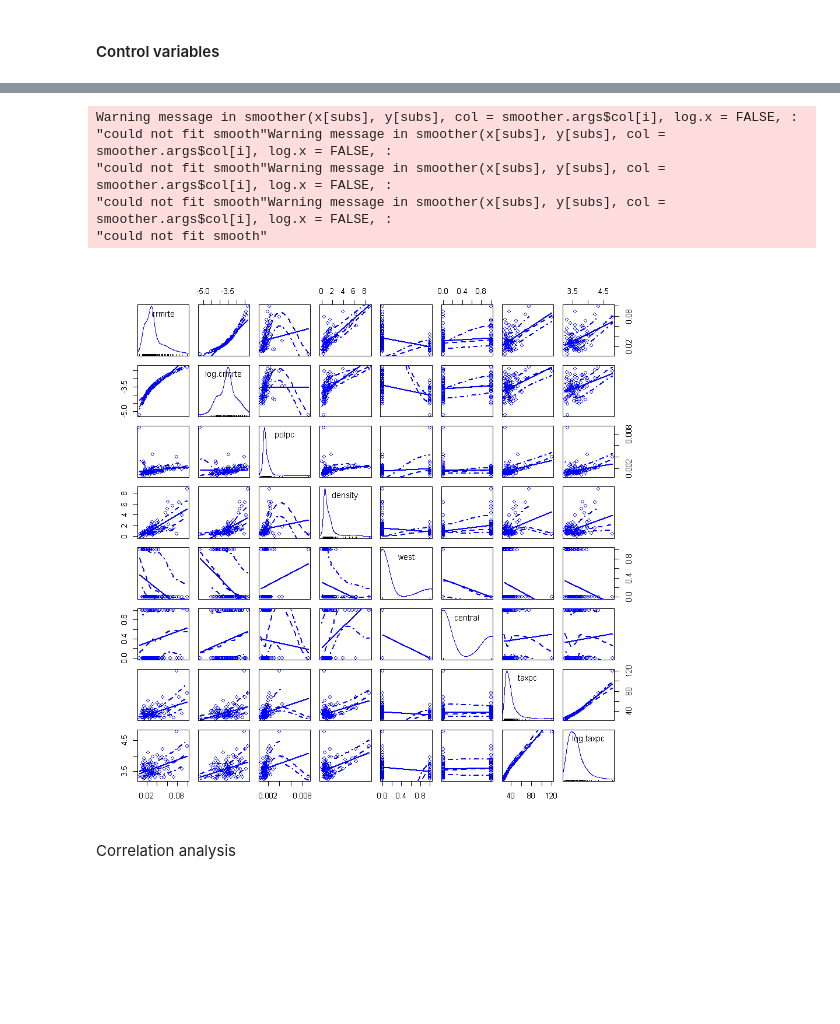
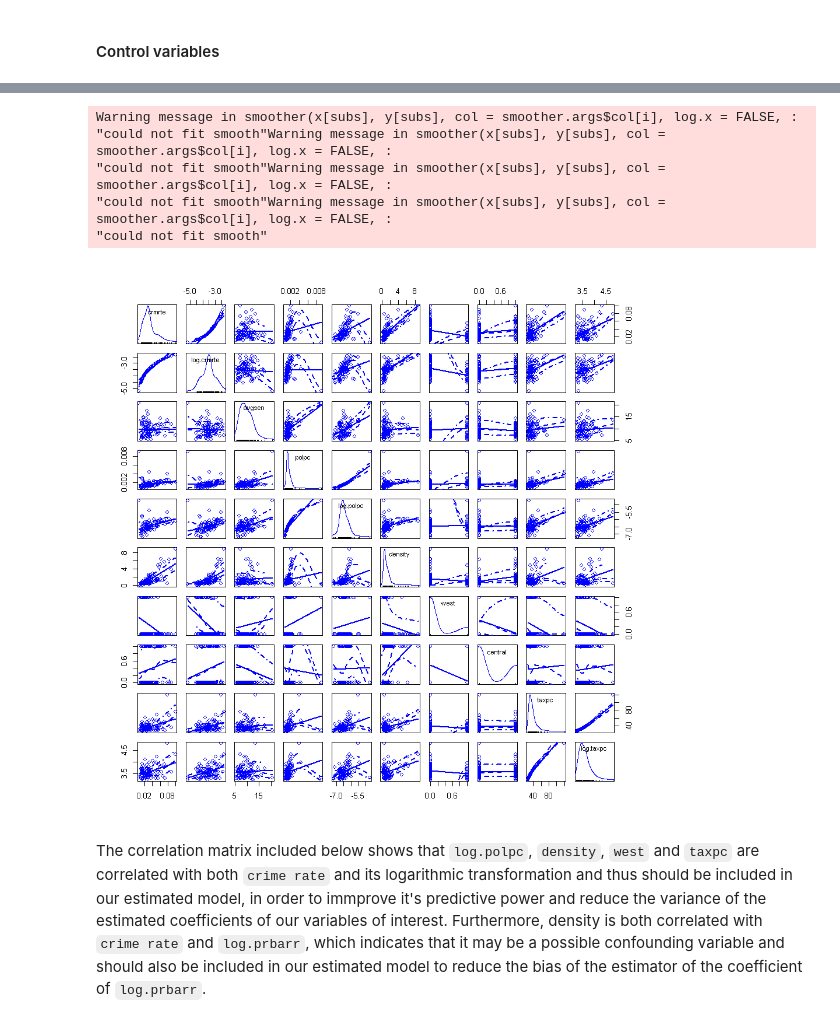
Before and after one commit to ramirocadavid/w203-Lab3, a Jupyter notebook: Lab3_part_2_3_Ramiro.ipynb, the cells around one changed output, grey strips where cells are left out. Cells and saved outputs as stored; diff of their text form; code cells hidden in the pictures; blank space fills up the shorter version.

```diff
--- a/Lab3_part_2_3_Ramiro.ipynb
+++ b/Lab3_part_2_3_Ramiro.ipynb
@@ -347,10 +335,12 @@ crime <- read.csv('crime_v2.csv')
 clean <- crime[complete.cases(crime),]
 clean <- clean[!duplicated(clean),]
 clean$prbconv <- as.numeric(as.character(clean$prbconv))
-clean$west[clean$county == 71] <- NA
-clean$central[clean$county == 71] <- NA
 clean$log.crmrte <- log(clean$crmrte)
 clean$log.taxpc <- log(clean$taxpc)
+clean$log.prbarr <- log(clean$prbarr)
+clean$log.prbconv <- log(clean$prbconv)
+clean$log.prbpris <- log(clean$prbpris)
+clean$log.polpc <- log(clean$polpc)
 # %% [markdown]
 #### Variables of interest
 # %% [markdown]
@@ -358,4 +348,5 @@ An initial exploration of the relationship between Crime rate and log(Crime rate
 
 Following this initial exploration, we will proceed to further investigate the relationships hinted at by the scatteplot matrix, using correlation analysis to quantify their strength.
 # %%
-vars.interest <- c("crmrte", "log.crmrte", "prbarr", "prbconv", "prbpris", "avgsen")
+vars.interest <- c("crmrte", "log.crmrte", "prbarr", "log.prbarr",
+                   "prbconv", "log.prbconv", "prbpris", "log.prbpris")
@@ -371,14 +366,7 @@ A correlation analysis shows that indeed probability of arrest and probability o
 # %%
-library(dplyr)
-library(corrplot)
-
-# Add transformed variables
-clean$prbconv.inv <- 1/clean$prbconv
-clean$crmrte.log <- log(clean$crmrte)
-
-
 # Compute correlations
-crime.corrs <- cor(select(clean, vars.interest))[1:2, 3:6]
+crime.corrs <- cor(select(clean, vars.interest))[1:2, 3:8]
+# crime.corrs <- cor(select(clean, vars.interest))
 
 # Plot correlations
 options(repr.plot.width=5, repr.plot.height=4)
@@ -430,4 +378,2 @@ character(0)
 # %% [markdown]
 #### Control variables
-# %%
-vars.control <- c('avgsen', 'polpc', 'density', 'west', 'central', 'taxpc', 'log.taxpc')
@@ -436,13 +384,17 @@ Scatterplot matrix
 # %%
+# Possible control variables
+vars.control <- c('avgsen', 'polpc', 'log.polpc', 'density', 'west', 'central', 'taxpc', 'log.taxpc')
+
+# Scatterplot matrix
 options(repr.plot.width=8, repr.plot.height=8)
 scatterplotMatrix(clean[, c('crmrte', 'log.crmrte', vars.control)])
 # %% [output]
 Warning message in smoother(x[subs], y[subs], col = smoother.args$col[i], log.x = FALSE, :
 "could not fit smooth"Warning message in smoother(x[subs], y[subs], col = smoother.args$col[i], log.x = FALSE, :
 "could not fit smooth"Warning message in smoother(x[subs], y[subs], col = smoother.args$col[i], log.x = FALSE, :
 "could not fit smooth"Warning message in smoother(x[subs], y[subs], col = smoother.args$col[i], log.x = FALSE, :
 "could not fit smooth"
-[figure, old version]
+[figure, new version]
-# %% [markdown]
-Correlation analysis
+# %% [markdown]
+The correlation matrix included below shows that `log.polpc`, `density`, `west` and `taxpc` are correlated with both `crime rate` and its logarithmic transformation and thus should be included in our estimated model, in order to immprove it's predictive power and reduce the variance of the estimated coefficients of our variables of interest. Furthermore, density is both correlated with `crime rate` and `log.prbarr`, which indicates that it may be a possible confounding variable and should also be included in our estimated model to reduce the bias of the estimator of the coefficient of `log.prbarr`.
 # %%
```
Also changed, not shown: parts of 71 cells of this notebook.
